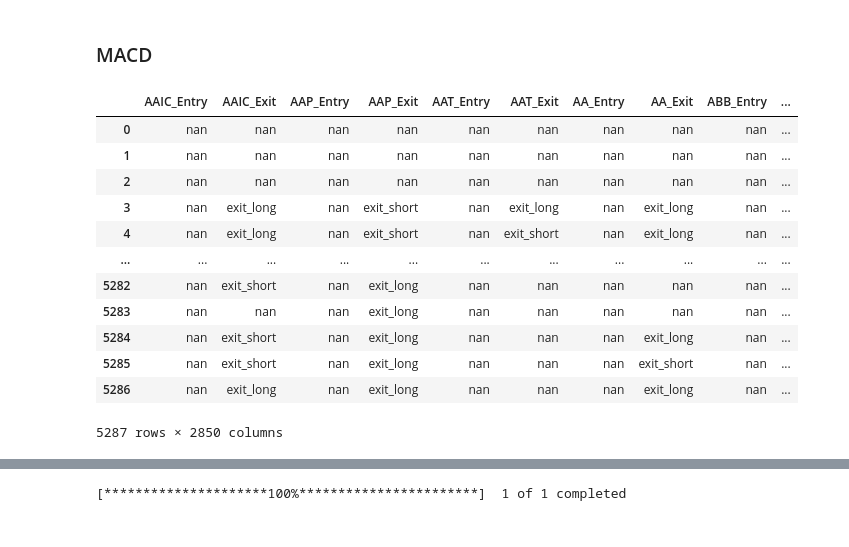
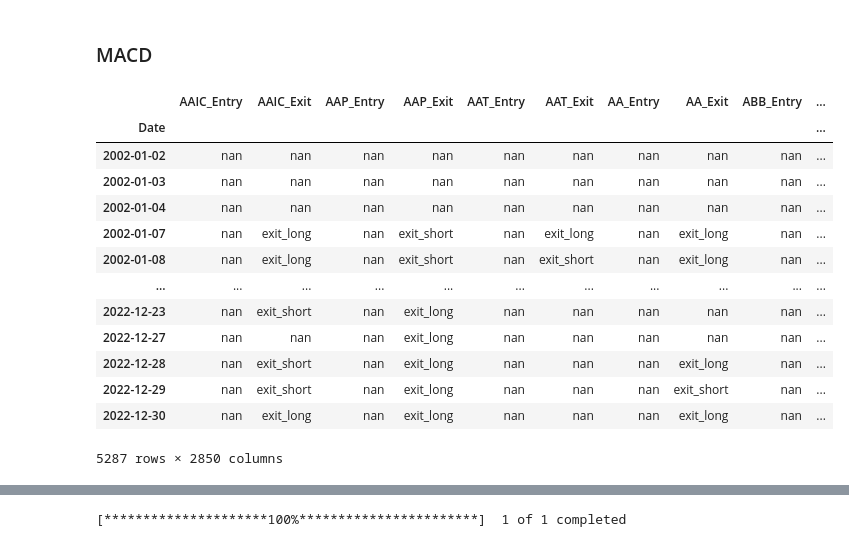
Before and after one commit to ryanlxz/backtesting, a Jupyter notebook: notebooks/test.ipynb, the cells around one changed output, grey strips where cells are left out. Cells and saved outputs as stored; diff of their text form; code cells hidden in the pictures.

```diff
--- a/notebooks/test.ipynb
+++ b/notebooks/test.ipynb
@@ -63,19 +70,20 @@ dtype: int64
 ### MACD
 # %%
 macd_positions = MACD(df)
-positions = macd_positions.apply()
+positions = macd_positions.get_entry_exit_signal()
 positions
 # %% [output]
 |  | AAIC_Entry | AAIC_Exit | AAP_Entry | AAP_Exit | AAT_Entry | AAT_Exit | AA_Entry | AA_Exit | ABB_Entry | ... |
-| 0 | nan | nan | nan | nan | nan | nan | nan | nan | nan | ... |
-| 1 | nan | nan | nan | nan | nan | nan | nan | nan | nan | ... |
-| 2 | nan | nan | nan | nan | nan | nan | nan | nan | nan | ... |
-| 3 | nan | exit_long | nan | exit_short | nan | exit_long | nan | exit_long | nan | ... |
-| 4 | nan | exit_long | nan | exit_short | nan | exit_short | nan | exit_long | nan | ... |
+| Date |  |  |  |  |  |  |  |  |  | ... |
+| 2002-01-02 | nan | nan | nan | nan | nan | nan | nan | nan | nan | ... |
+| 2002-01-03 | nan | nan | nan | nan | nan | nan | nan | nan | nan | ... |
+| 2002-01-04 | nan | nan | nan | nan | nan | nan | nan | nan | nan | ... |
+| 2002-01-07 | nan | exit_long | nan | exit_short | nan | exit_long | nan | exit_long | nan | ... |
+| 2002-01-08 | nan | exit_long | nan | exit_short | nan | exit_short | nan | exit_long | nan | ... |
 | ... | ... | ... | ... | ... | ... | ... | ... | ... | ... | ... |
-| 5282 | nan | exit_short | nan | exit_long | nan | nan | nan | nan | nan | ... |
-| 5283 | nan | nan | nan | exit_long | nan | nan | nan | nan | nan | ... |
-| 5284 | nan | exit_short | nan | exit_long | nan | nan | nan | exit_long | nan | ... |
-| 5285 | nan | exit_short | nan | exit_long | nan | nan | nan | exit_short | nan | ... |
-| 5286 | nan | exit_long | nan | exit_long | nan | nan | nan | exit_long | nan | ... |
+| 2022-12-23 | nan | exit_short | nan | exit_long | nan | nan | nan | nan | nan | ... |
+| 2022-12-27 | nan | nan | nan | exit_long | nan | nan | nan | nan | nan | ... |
+| 2022-12-28 | nan | exit_short | nan | exit_long | nan | nan | nan | exit_long | nan | ... |
+| 2022-12-29 | nan | exit_short | nan | exit_long | nan | nan | nan | exit_short | nan | ... |
+| 2022-12-30 | nan | exit_long | nan | exit_long | nan | nan | nan | exit_long | nan | ... |
 5287 rows × 2850 columns
```
Also changed, not shown: parts of 19 cells of this notebook, 7 other files.
